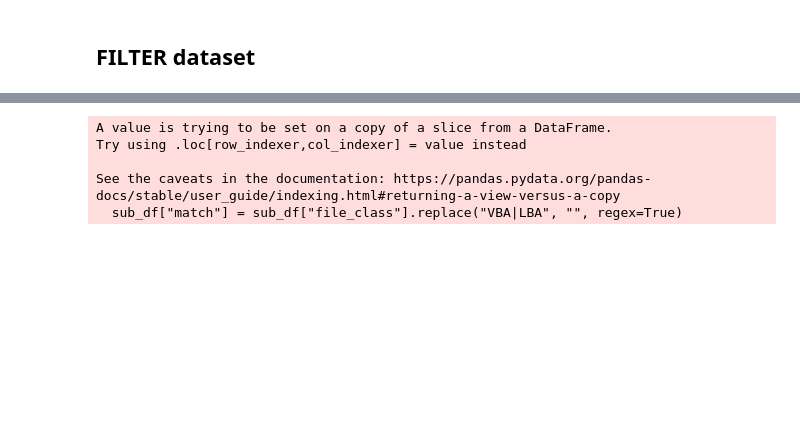
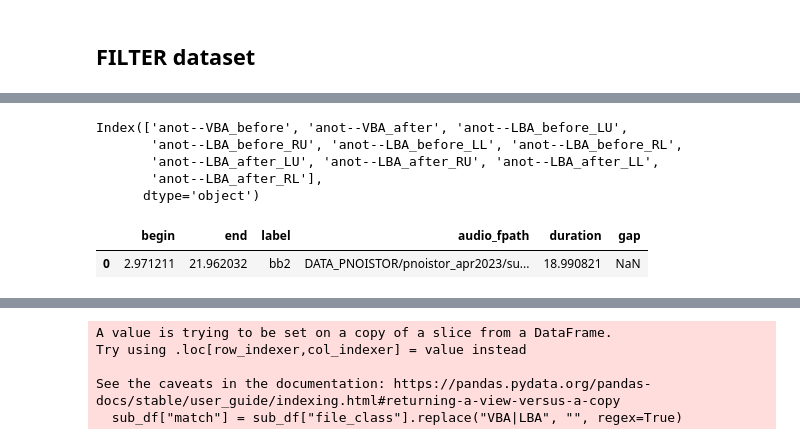
Before and after one commit to vaguebrownfox01/pnoi-corpus_ETL, a Jupyter notebook: SCRIPTS/pnoi-experiments/0-data_prep.ipynb, the cells around one changed output, grey strips where cells are left out. Drawn from its saved outputs; the diff is of its cells as text; code cells hidden in the pictures; blank space fills up the shorter version.

Commit message:
dataprep aud_extract

```diff
--- a/SCRIPTS/pnoi-experiments/0-data_prep.ipynb
+++ b/SCRIPTS/pnoi-experiments/0-data_prep.ipynb
@@ -117,38 +67 @@ def export_audio_signals(aud_info: str, loc_i: int, export_path: str, dry_run=Fa
-# %%
-def extract_signal_chunk(chunks_DF: pd.DataFrame, is_plot=False, PAD=0.2):
-
-    # Get begin and end values of chunk
-    begin = chunks_DF.iloc[0]["begin"]
-    end = chunks_DF.iloc[-1]["end"]
-
-    # Calculate offset (with Padding)
-    offset = (begin - PAD)
-    duration = (end - begin + 2*PAD)
-
-    # Offset chunk DF
-    chunks_DF.loc[:, ["begin", "end"]] -= offset
-
-    # label DF
-    label_DF = chunks_DF.loc[:, ['begin', 'end', 'label']]
-
-    # Extract audio signal from audio file
-    audio_fp = chunks_DF.iloc[0]["aud_fp"]
-    signal, fs = librosa.load(audio_fp, sr=None, mono=True, offset=offset, duration=duration)
-
-    # Normalize signal
-    signal = librosa.util.normalize(signal)
-
-    # PLOT signals
-    if is_plot:
-        plt.plot(np.linspace(0, duration, len(signal)), signal)
-        plt.stem(chunks_DF.iloc[:]["begin"], np.ones(len(chunks_DF)))
-        plt.stem(chunks_DF.iloc[:]["end"], np.ones(len(chunks_DF)), 'r')
-        plt.show()
-
-    return {
-        "fs": fs, # sampling frequency
-        "aud_fp": audio_fp, # audio file path
-        "signal": signal, # audio signal
-        "label_DF": label_DF, # label dataframe
-        }
 # %%
@@ -206,3 +246,21 @@ pnoi_corpus_filt_DF.reset_index()
+# %%
+_ba_str_match = '|'.join(['anot--VBA_', 'anot--LBA_'])
+ba_cols = pnoidata_filter.PNOI_FILT_DF.columns[pnoidata_filter.PNOI_FILT_DF.columns.str.contains(_ba_str_match)]; print(ba_cols)
+# %% [output]
+Index(['anot--VBA_before', 'anot--VBA_after', 'anot--LBA_before_LU',
+       'anot--LBA_before_RU', 'anot--LBA_before_LL', 'anot--LBA_before_RL',
+       'anot--LBA_after_LU', 'anot--LBA_after_RU', 'anot--LBA_after_LL',
+       'anot--LBA_after_RL'],
+      dtype='object')
+# %%
+sub_info = pnoidata_filter.PNOI_FILT_DF.iloc[23].to_dict()
+get_chunks = lambda col: pnoidata_audproc.anot_breath_loc_chunks(sub_info[col.replace("anot--", "")], sub_info[col])
+
+get_chunks('anot--LBA_after_RU')[0]
+# sub_info
+# %% [output]
+|  | begin | end | label | audio_fpath | duration | gap |
+| 0 | 2.971211 | 21.962032 | bb2 | DATA_PNOISTOR/pnoistor_apr2023/su... | 18.990821 | NaN |
 # %%
 # _i = np.random.randint(len(pnoi_corpus_filt_DF)); _i
 
```
Also changed, not shown: parts of 8 cells of this notebook, 2 other files.
